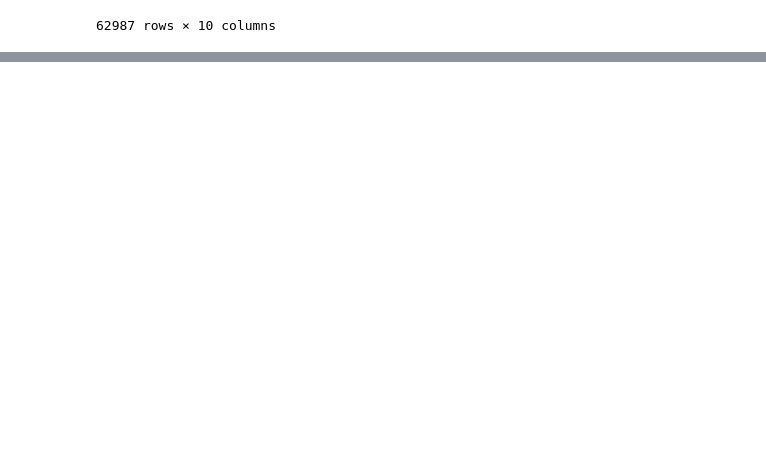
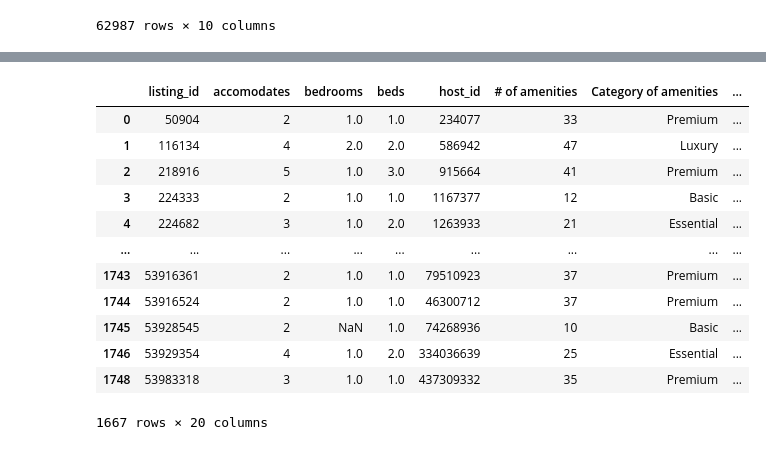
Before and after one commit to Raghav14Sharma/AirBnB_capstone_project, a Jupyter notebook: Project.ipynb, the cells around one changed output, grey strips where cells are left out. Saved outputs shown, nothing was run; the diff lists cells and outputs as text; code cells hidden in the pictures; blank space fills up the shorter version.

```diff
--- a/Project.ipynb
+++ b/Project.ipynb
@@ -317 +348,28 @@ memory usage: 452.8+ KB
+# %%
+numerics = ['int16', 'int32', 'int64', 'float16', 'float32', 'float64','category']
+
+pridiction_df_num = listings.select_dtypes(include=numerics)
+pridiction_df_num = pridiction_df_num.dropna(subset='price')
+cols = ['listing_id','accomodates', 'bedrooms',
+       'beds', 'host_id', '# of amenities', 'Category of amenities',
+       'sentiment_score', 'sentiment_score_2', 'Host Age', 'price',
+       'adjusted_price', 'minimum_nights', 'maximum_nights', 'target',
+       'total_days', 'count_available', 'count_not_available',
+       'count_no_status', 'location_id']
+pridiction_df_num =  pridiction_df_num[cols]
+pridiction_df_num
+# %% [output]
+|  | listing_id | accomodates | bedrooms | beds | host_id | # of amenities | Category of amenities | ... |
+| 0 | 50904 | 2 | 1.0 | 1.0 | 234077 | 33 | Premium | ... |
+| 1 | 116134 | 4 | 2.0 | 2.0 | 586942 | 47 | Luxury | ... |
+| 2 | 218916 | 5 | 1.0 | 3.0 | 915664 | 41 | Premium | ... |
+| 3 | 224333 | 2 | 1.0 | 1.0 | 1167377 | 12 | Basic | ... |
+| 4 | 224682 | 3 | 1.0 | 2.0 | 1263933 | 21 | Essential | ... |
+| ... | ... | ... | ... | ... | ... | ... | ... | ... |
+| 1743 | 53916361 | 2 | 1.0 | 1.0 | 79510923 | 37 | Premium | ... |
+| 1744 | 53916524 | 2 | 1.0 | 1.0 | 46300712 | 37 | Premium | ... |
+| 1745 | 53928545 | 2 | NaN | 1.0 | 74268936 | 10 | Basic | ... |
+| 1746 | 53929354 | 4 | 1.0 | 2.0 | 334036639 | 25 | Essential | ... |
+| 1748 | 53983318 | 3 | 1.0 | 1.0 | 437309332 | 35 | Premium | ... |
+1667 rows × 20 columns
 # %%
```
Also changed, not shown: parts of 15 cells of this notebook.
